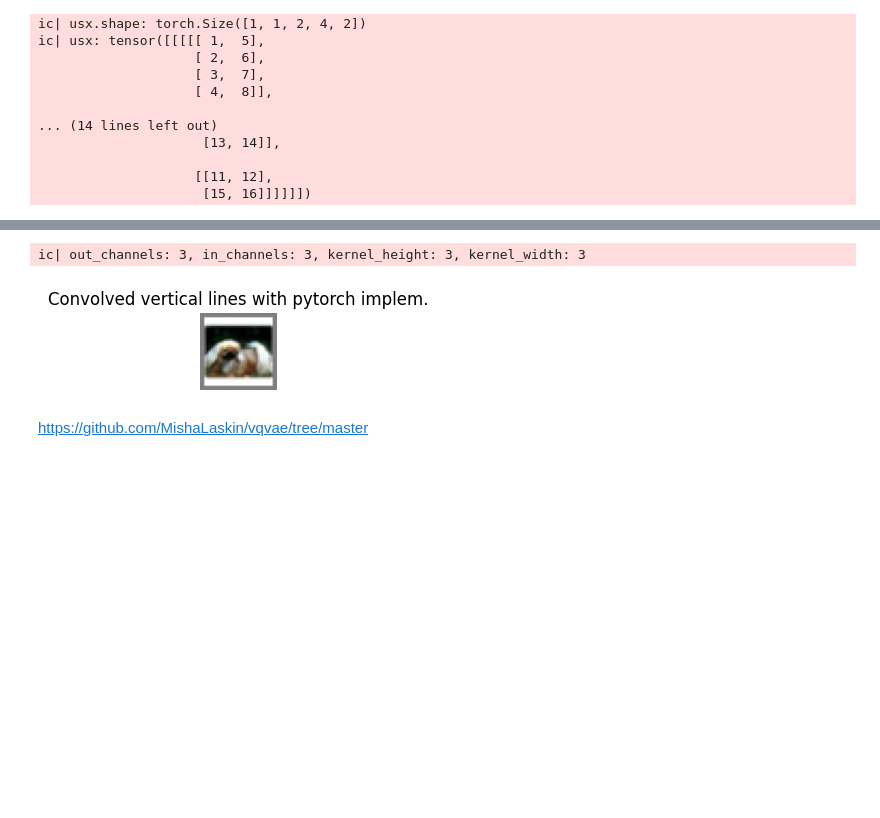
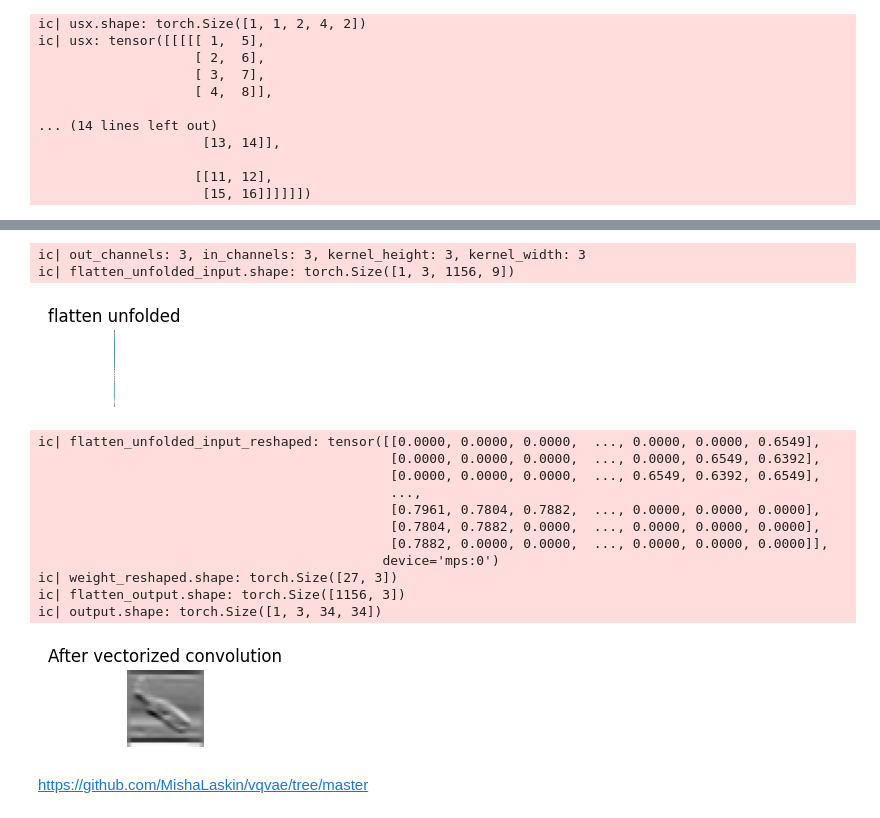
Before and after one commit to jean-kunz/cop_diffusion, a Jupyter notebook: nbks/convolution_101.ipynb, the cells around one changed output, grey strips where cells are left out. Cells and saved outputs as stored; diff of their text form; code cells hidden in the pictures; blank space fills up the shorter version.

```diff
--- a/nbks/convolution_101.ipynb
+++ b/nbks/convolution_101.ipynb
@@ -165,9 +165,12 @@ laplacian_kernel = torch.tensor([[[ 0,  1,  0],
  [ 0,  1,  0]]], dtype=torch.float32).to(device).repeat(3,3,1,1)
 
 kernel_weight = vertical_line_kernel
+convol_type: str = 'vertical lines'
 kernel_weight = horiz_line_kernel
-kernel_weight = laplacian_kernel
-kernel_bias = torch.randn(out_channels).to(device)
+convol_type: str = 'horiz. lines'
+#kernel_weight = laplacian_kernel
+#convol_type: str = 'laplacian'
+#kernel_bias = torch.randn(out_channels).to(device)
 
 for i in range(0, input_height - kernel_height + 1, stride):
     for j in range(0, input_width - kernel_width + 1, stride):
@@ -176,6 +179,6 @@ for i in range(0, input_height - kernel_height + 1, stride):
         #output[:, :, i // stride, j // stride] = torch.sum(rk, dim=(1,2,3)) #+ kernel_bias
         output[:, :, i // stride, j // stride]=torch.tensordot(region, kernel_weight,dims=([1,2,3], [1, 2, 3]))#+kernel_bias
 
-show_image(output, "output")
+show_image(output, f"{convol_type} convolution")
 # %% [output]
 ic| vertical_line_kernel.shape: torch.Size([3, 3, 3, 3])
@@ -264,32 +272,45 @@ ic| ux.shape: torch.Size([1, 3, 4, 4, 8, 8])
 # %%
-
-kernel_weight = laplacian_kernel
 batch_size, in_channels, in_height, in_width = x.shape
 out_channels, in_channels, kernel_height, kernel_width = kernel_weight.shape
 ic(out_channels, in_channels, kernel_height,kernel_width)
 # Calculate output dimensions
 out_height = (in_height - kernel_height) // stride + 1
 out_width = (in_width - kernel_width) // stride + 1
 
 # # Extract sliding local blocks
 input_unfolded = x.unfold(2, kernel_height, stride).unfold(3, kernel_width, stride)
-# input_unfolded = input_unfolded.contiguous().view(batch_size, in_channels, -1, kernel_height * kernel_width)
-# input_unfolded = input_unfolded.permute(0, 2, 1, 3)
+#show_image_windows(input_unfolded, max_nb=5)
 
-# # Reshape weight tensor
-# weight_reshaped = weight.view(out_channels, -1).t()
+# Flatten sliding blocks
+flatten_unfolded_input=input_unfolded.contiguous().view(batch_size, in_channels, out_height * out_width, kernel_height * kernel_width)
+ic(flatten_unfolded_input.shape)
+show_image(flatten_unfolded_input,"flatten unfolded")
 
-# # Perform matrix multiplication and add bias
-# output = torch.matmul(input_unfolded, weight_reshaped)
-# output = output.permute(0, 2, 1).view(batch_size, out_channels, out_height, out_width)
+ # Reshape for matrix multiplication
+flatten_unfolded_input_reshaped = flatten_unfolded_input.permute(0, 2, 1, 3).contiguous().view(batch_size * out_height * out_width, in_channels * kernel_height * kernel_width)
+ic(flatten_unfolded_input_reshaped)
+weight_reshaped = kernel_weight.view(out_channels, -1).t()
+ic(weight_reshaped.shape)
 
-# if bias is not None:
-#     output += bias.view(1, -1, 1, 1)
-
-
-
-#output = vectorized_conv2d(x, laplacian_kernel, stride=stride )
-show_image(x, "Convolved vertical lines with pytorch implem.")
+# Perform matrix multiplication and add bias
+flatten_output = torch.matmul(flatten_unfolded_input_reshaped, weight_reshaped)
+ic(flatten_output.shape)
+output = flatten_output.view(batch_size, out_height, out_width, out_channels).permute(0, 3, 1, 2)
+ic(output.shape)
+show_image(output, "After vectorized convolution")
 # %% [output]
 ic| out_channels: 3, in_channels: 3, kernel_height: 3, kernel_width: 3
+ic| flatten_unfolded_input.shape: torch.Size([1, 3, 1156, 9])
-[figure, old version]
+[figure, new version]
+ic| flatten_unfolded_input_reshaped: tensor([[0.0000, 0.0000, 0.0000,  ..., 0.0000, 0.0000, 0.6549],
+                                             [0.0000, 0.0000, 0.0000,  ..., 0.0000, 0.6549, 0.6392],
+                                             [0.0000, 0.0000, 0.0000,  ..., 0.6549, 0.6392, 0.6549],
+                                             ...,
+                                             [0.7961, 0.7804, 0.7882,  ..., 0.0000, 0.0000, 0.0000],
+                                             [0.7804, 0.7882, 0.0000,  ..., 0.0000, 0.0000, 0.0000],
+                                             [0.7882, 0.0000, 0.0000,  ..., 0.0000, 0.0000, 0.0000]],
+                                            device='mps:0')
+ic| weight_reshaped.shape: torch.Size([27, 3])
+ic| flatten_output.shape: torch.Size([1156, 3])
+ic| output.shape: torch.Size([1, 3, 34, 34])
+[figure, added]
```
Also changed, not shown: parts of 10 cells of this notebook, 1 other file.
